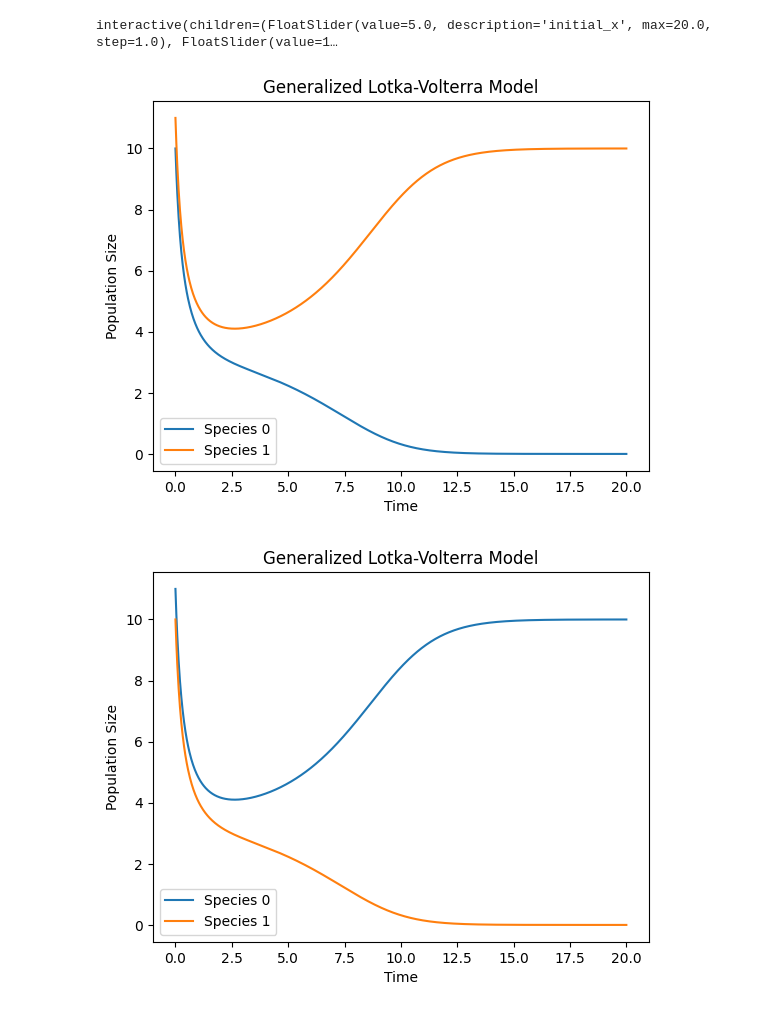
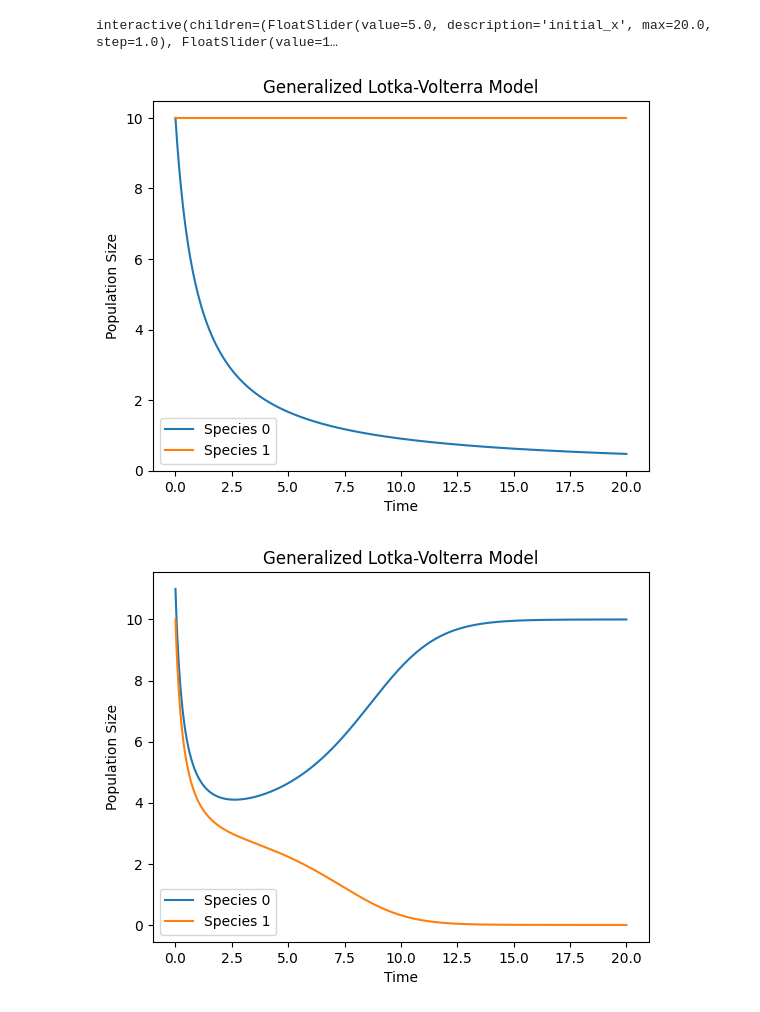
Before and after one commit to eagmon/notebook_tests, a Jupyter notebook: sim_study_work.ipynb, the cells around one changed output. Saved outputs shown, nothing was run; the diff lists cells and outputs as text; code cells hidden in the pictures.

```diff
--- a/sim_study_work.ipynb
+++ b/sim_study_work.ipynb
@@ -402,18 +402,18 @@ display(widget)
 interactive(children=(FloatSlider(value=5.0, description='initial_x', max=20.0, step=1.0), FloatSlider(value=1…
 # %%
 # Species populations at t=0
-initial_populations = [10, 11]
+initial_populations = [10, 10]
 
 # Intrinsic growth rates
-growth_rates = [1.0, 1.0]
+growth_rates = [2.0, 1.0]
 
 # Interaction matrix
-interactions = [[-0.1, -0.2], [-0.2, -0.1]]
+interactions = [[-0.1, -0.2], [0.0, -0.1]]
 
 results = simulate_gLV(initial_populations, growth_rates, interactions, total_time=20)
 plot_timeseries_gLV(results)
 # %% [output]
-[figure, old version]
+[figure, new version]
 # %%
 # Species populations at t=0
 initial_populations = [11, 10]
```
Also changed, not shown: 4 other files.
